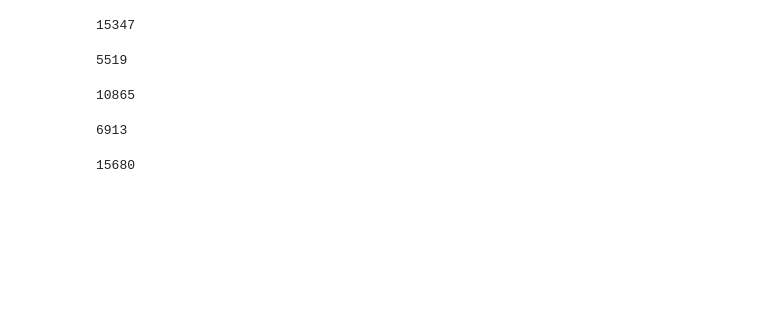
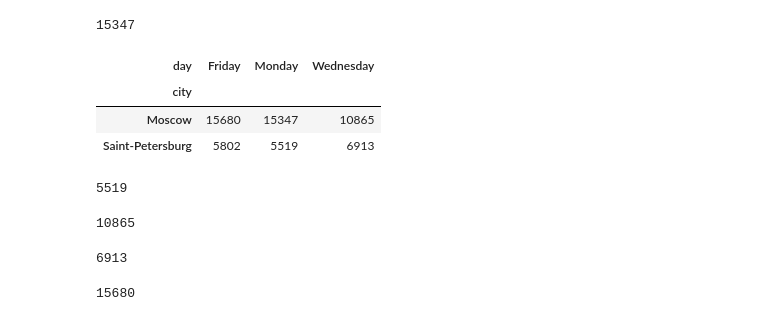
Before and after one commit to AlinaSubb/Data_analyst, a Jupyter notebook: 1_researching_music_preferences.ipynb, the cells around one changed output. Drawn from its saved outputs; the diff is of its cells as text; code cells hidden in the pictures; blank space fills up the shorter version.

```diff
--- a/1_researching_music_preferences.ipynb
+++ b/1_researching_music_preferences.ipynb
@@ -15,7 +15,7 @@
 # %%
 import pandas as pd
 # %%
-df = pd.read_csv(r'C:\Users\alina\dataframes\yandex_music_project.csv')
+df = pd.read_csv(r'C:\Users\alina\dataframes\yandex_music.csv')
 # %%
 df.head(10)
 # %% [output]
@@ -237,3 +303,10 @@ def number_tracks(df, day, city):
 number_tracks(df, 'Monday', 'Moscow')
 # %% [output]
 15347
+# %%
+df.groupby(['city', 'day']).size().unstack(fill_value=0)вв
+# %% [output]
+| day | Friday | Monday | Wednesday |
+| city |  |  |  |
+| Moscow | 15680 | 15347 | 10865 |
+| Saint-Petersburg | 5802 | 5519 | 6913 |
```
Also changed, not shown: parts of 63 cells of this notebook.
